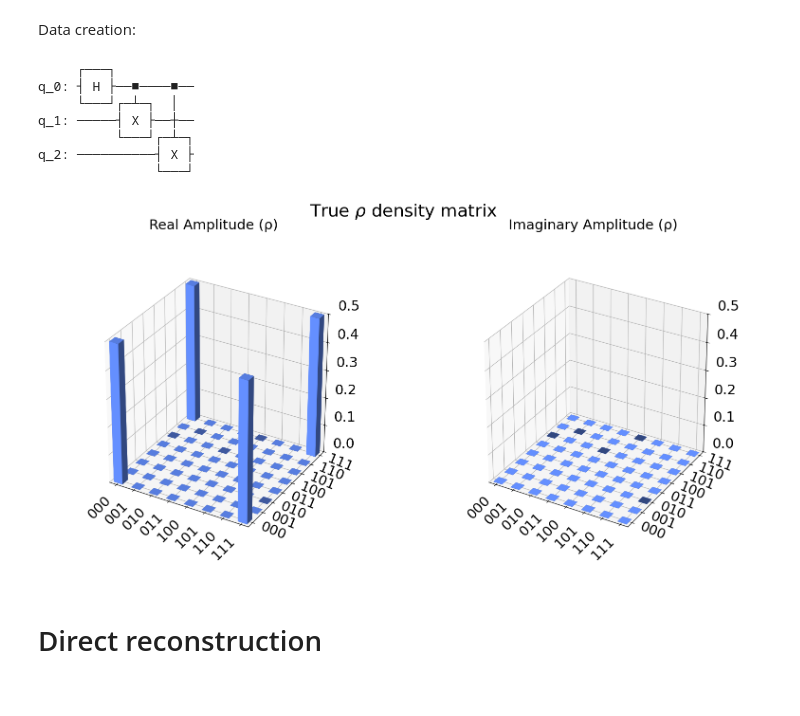
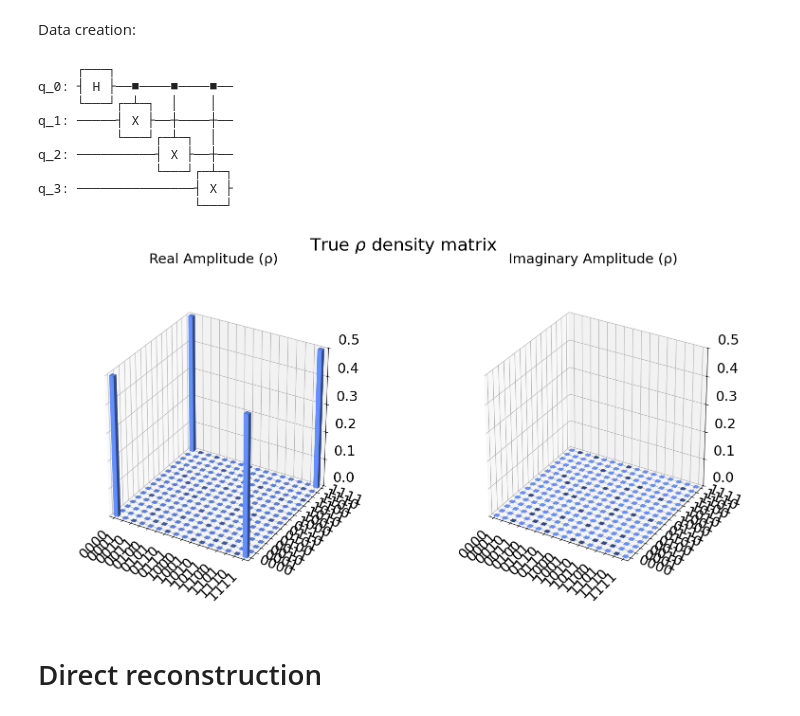
Before and after one commit to srazzetti/statistical-qst-vae, a Jupyter notebook: notebook/to-test-on-gpu.ipynb, the cells around one changed output. Cells and saved outputs as stored; diff of their text form; code cells hidden in the pictures.

```diff
--- a/notebook/to-test-on-gpu.ipynb
+++ b/notebook/to-test-on-gpu.ipynb
@@ -41,22 +53,24 @@ Let's first consider the easy GHZ state for 3 qubits system
 Data creation:
 # %%
 # true state circuit and density matrix
-N = 3
+N = 4
 qc = create_ghz_state(N)
 display(qc.draw())
 
 rho_true = DensityMatrix(qc)
 fig = plot_state_city(rho_true, title="True $\\rho$ density matrix")
 display(fig)
 # %% [output]
      ┌───┐
-q_0: ┤ H ├──■────■──
-     └───┘┌─┴─┐  │
-q_1: ─────┤ X ├──┼──
-          └───┘┌─┴─┐
-q_2: ──────────┤ X ├
-               └───┘
+q_0: ┤ H ├──■────■────■──
+     └───┘┌─┴─┐  │    │
+q_1: ─────┤ X ├──┼────┼──
+          └───┘┌─┴─┐  │
+q_2: ──────────┤ X ├──┼──
+               └───┘┌─┴─┐
+q_3: ───────────────┤ X ├
+                    └───┘
-[figure, old version]
+[figure, new version]
 # %%
 # create data sampling the true probability distribution
 n_samples = 500
```
Also changed, not shown: parts of 15 cells of this notebook.
